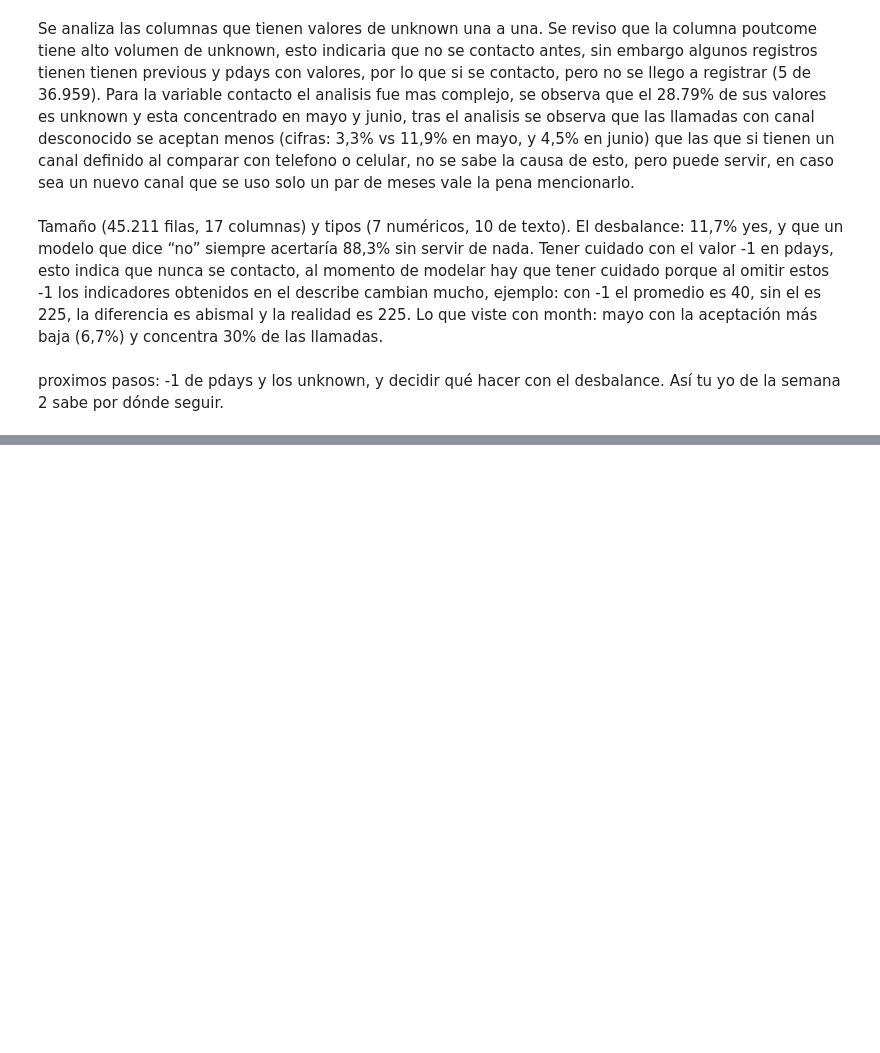
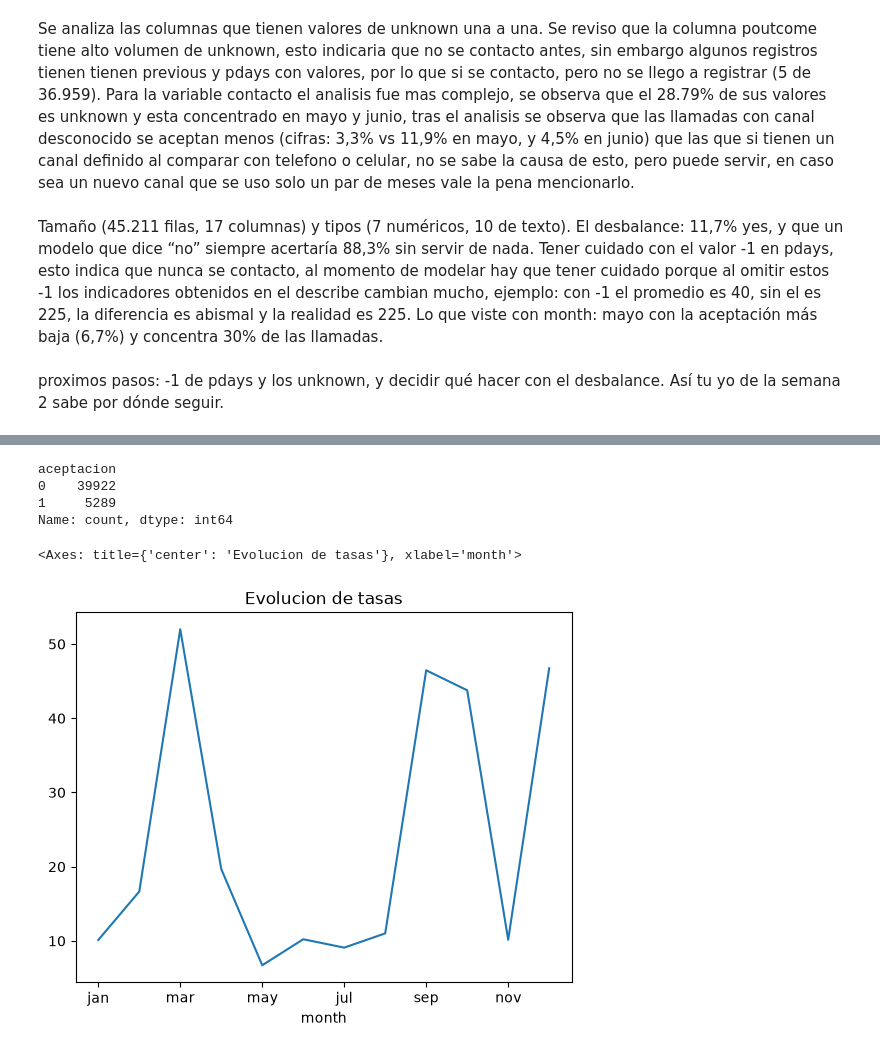
Before and after one commit to Darkesthj0399/LearningProject, a Jupyter notebook: notebooks/exploracion.ipynb, the cells around one changed output, grey strips where cells are left out. Drawn from its saved outputs; the diff is of its cells as text; code cells hidden in the pictures; blank space fills up the shorter version.

Commit message:
Se trabaja la visualizacion con matplotlib

```diff
--- a/notebooks/exploracion.ipynb
+++ b/notebooks/exploracion.ipynb
@@ -310,0 +326,16 @@ proximos pasos: -1 de pdays y los unknown, y decidir qué hacer con el desbalanc
+# %%
+df['aceptacion'] = df['y'].replace(['no','yes'],['0','1'])
+# %%
+df['aceptacion'].value_counts()
+# %% [output]
+aceptacion
+0    39922
+1     5289
+Name: count, dtype: int64
+# %%
+df['aceptacion']=df['aceptacion'].astype(int)
+# %%
+tasa=df.groupby('month')['aceptacion'].mean()
+tasa = tasa.reindex(lista)
+# %%
+tasa = tasa * 100
@@ -310,0 +345,5 @@ proximos pasos: -1 de pdays y los unknown, y decidir qué hacer con el desbalanc
+# %%
+tasa.plot(kind="line", x='month', y='tasa', title="Evolucion de tasas")
+# %% [output]
+<Axes: title={'center': 'Evolucion de tasas'}, xlabel='month'>
+[figure, added]
```
Also changed, not shown: parts of 17 cells of this notebook.
